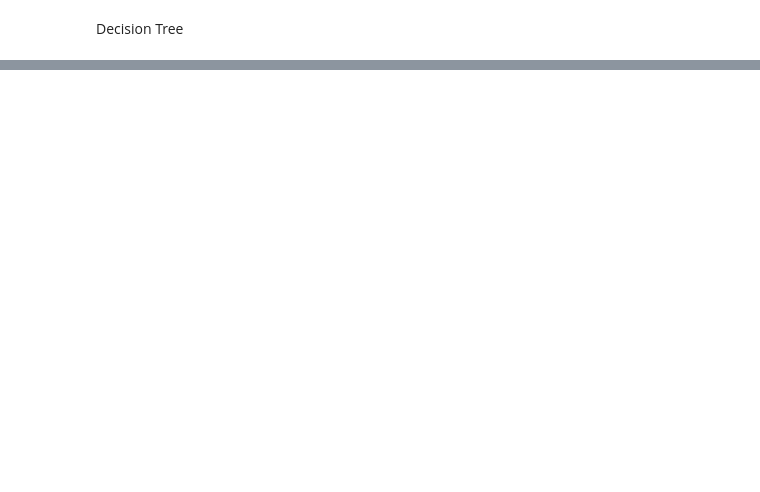
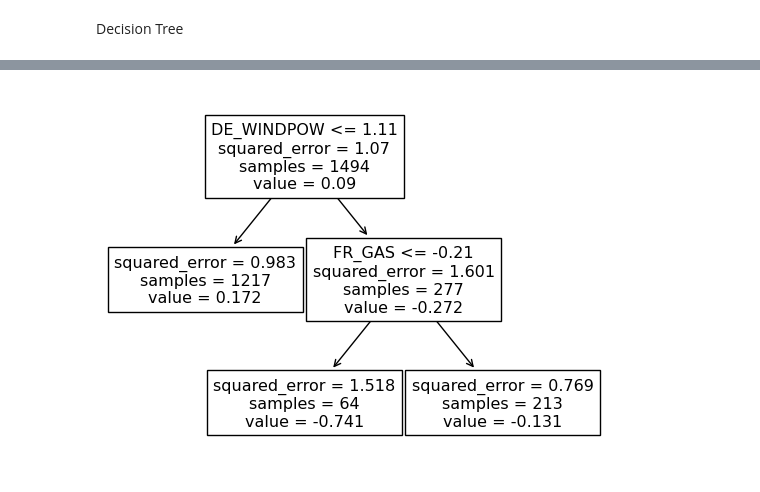
Before and after one commit to peter-b-k/ensemble-learning-qrt, a Jupyter notebook: QRT-Modeling.ipynb, the cells around one changed output, grey strips where cells are left out. Drawn from its saved outputs; the diff is of its cells as text; code cells hidden in the pictures; blank space fills up the shorter version.

Commit message:
Modeling changes, moved files to Data Folder

```diff
--- a/QRT-Modeling.ipynb
+++ b/QRT-Modeling.ipynb
@@ -17,10 +19,10 @@ import xgboost as xgb
 # %%
-def load_data(separate_country=False):
+def load_data(path='Data/', separate_country=False):
     # Load train and set
-    X_train     = pd.read_csv('X_train.csv', index_col='ID')
-    Y_train     = pd.read_csv('Y_train.csv', index_col='ID')
-    X_test      = pd.read_csv('X_test.csv', index_col='ID')
-    Y_test      = pd.read_csv('Y_test.csv', index_col='ID')
+    X_train     = pd.read_csv(path+'X_train.csv', index_col='ID')
+    Y_train     = pd.read_csv(path+'Y_train.csv', index_col='ID')
+    X_test      = pd.read_csv(path+'X_test.csv', index_col='ID')
+    Y_test      = pd.read_csv(path+'Y_test.csv', index_col='ID')
 
     # If separate country return separate dataset for each country
     if separate_country:
@@ -66,13 +79,15 @@ X_train, Y_train, X_test, Y_test = load_data(separate_country=False)
 Decision Tree
 # %%
 # Define parameter grid
-pgrid = {"max_depth": [3, 4, 5, 6, 7, 8, 9, 10, 15, 20, 25, 30],
-      "min_samples_split": [2, 3, 5, 10, 15, 20]}
+param_grid_decision_tree = {'max_depth'         :   [None, 2, 3, 4, 5, 6, 7, 8, 9, 10, 15, 20, 30],
+                            'min_samples_split' :   [5, 10, 50, 100],
+                            'min_samples_leaf'  :   [10, 50, 100]
+                            }
 
 # Define GridSearchCV object
 dt = GridSearchCV(
-    DecisionTreeRegressor(random_state=0),
-    param_grid=pgrid,
+    DecisionTreeRegressor(random_state=1),
+    param_grid=param_grid_decision_tree,
     cv=10,
     n_jobs=-1,
     scoring='neg_mean_squared_error'
@@ -83,6 +98,6 @@ dt.fit(X_train, Y_train)
 
 # Print results
 print(dt.best_params_)
-print("MSE", mean_squared_error(Y_test, dt.predict(X_test)))
-print("MAE", mean_absolute_error(Y_test, dt.predict(X_test)))
+
+mse_dt, mae_dt = evaluate_model(dt, X_test, Y_test)
 # %% [output]
@@ -187,0 +107,5 @@ KeyboardInterrupt:
+# %%
+from sklearn.tree import plot_tree
+plot_tree(dt.best_estimator_,feature_names=X_train.columns);
+# %% [output]
+[figure, added]
```
Also changed, not shown: parts of 13 cells of this notebook, 4 other files.
